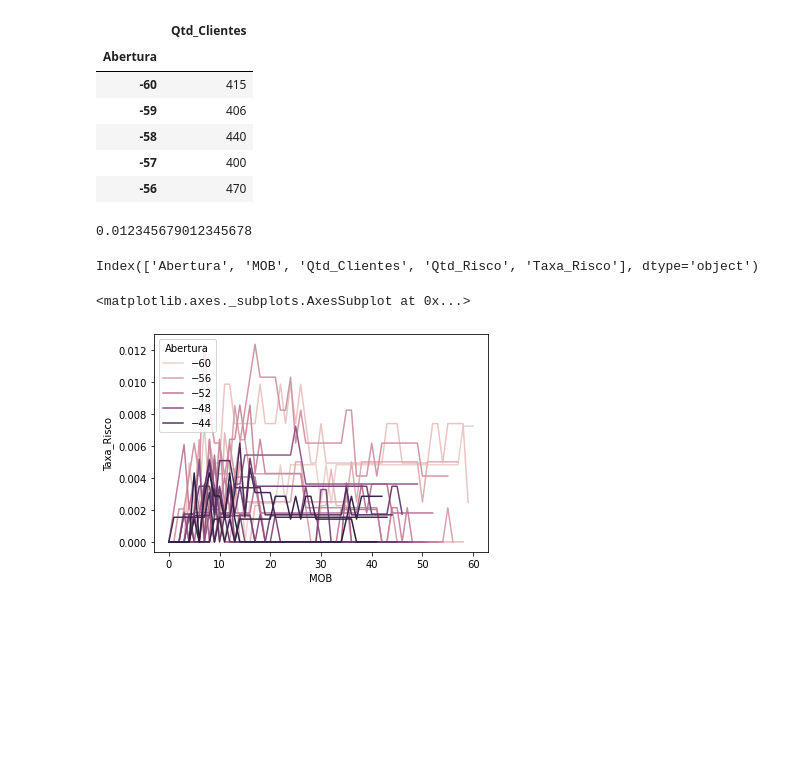
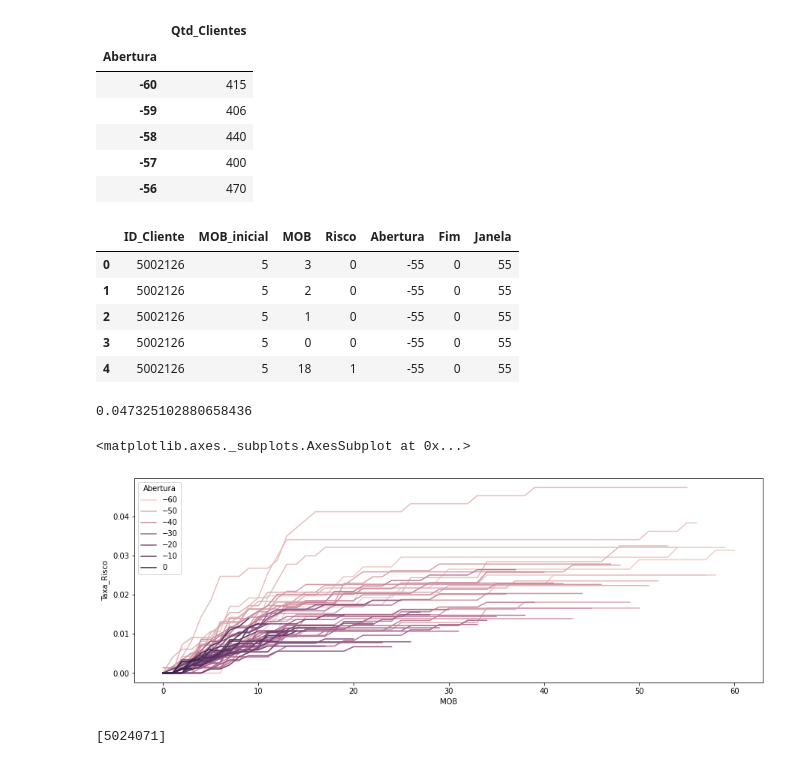
Before and after one commit to ViniciusCastillo/Aprendendo, a Jupyter notebook: ConcessaoCredito.ipynb, the cells around one changed output. Cells and saved outputs as stored; diff of their text form; code cells hidden in the pictures; blank space fills up the shorter version.

```diff
--- a/ConcessaoCredito.ipynb
+++ b/ConcessaoCredito.ipynb
@@ -124,0 +109,6 @@ df_credito.head()
+# %%
+df_credito['ref_risco'] = faixas_dict['60-89 dias']
+df_credito['Risco'] = 0
+df_credito.loc[df_credito['Cod_Faixa_Atraso'] >= df_credito['ref_risco'],'Risco'] = 1
+df_credito.drop('ref_risco', axis=1, inplace=True)
+df_credito.head()
@@ -125,7 +122,7 @@ df_credito.head()
 # %%
-denominador = janela.reset_index()[['ID_Cliente','Abertura']].groupby('Abertura').count()
-denominador.columns = ['Qtd_Clientes']
-denominador.head()
+qtd_clientes = janela.reset_index()[['ID_Cliente','Abertura']].groupby('Abertura').count()
+qtd_clientes.columns = ['Qtd_Clientes']
+qtd_clientes.head()
 # %% [output]
 |  | Qtd_Clientes |
 | Abertura |  |
@@ -134,23 +131,42 @@ denominador.head()
 | -58 | 440 |
 | -57 | 400 |
 | -56 | 470 |
+# %%
+primeiro_risco = df_credito.query('Risco == 1')[['MOB','ID_Cliente']].groupby(['ID_Cliente']).min().reset_index()
+MOBs = pd.DataFrame(df_credito.MOB.unique())
+MOBs.columns = ['MOB']
+MOBs_risco = primeiro_risco.merge(MOBs, how="cross", suffixes=('_inicial',''))
+MOBs_risco['Risco'] = 0
+MOBs_risco.loc[MOBs_risco['MOB'] >= MOBs_risco['MOB_inicial'],'Risco'] = 1
+MOBs_risco = MOBs_risco.join(janela, on='ID_Cliente')
+MOBs_risco.head()
+# %% [output]
+|  | ID_Cliente | MOB_inicial | MOB | Risco | Abertura | Fim | Janela |
+| 0 | 5002126 | 5 | 3 | 0 | -55 | 0 | 55 |
+| 1 | 5002126 | 5 | 2 | 0 | -55 | 0 | 55 |
+| 2 | 5002126 | 5 | 1 | 0 | -55 | 0 | 55 |
+| 3 | 5002126 | 5 | 0 | 0 | -55 | 0 | 55 |
+| 4 | 5002126 | 5 | 18 | 1 | -55 | 0 | 55 |
 # %%
 vintage = df_credito[['ID_Cliente','Abertura','MOB']].groupby(['Abertura','MOB']).count().reset_index()
-vintage = vintage.join(denominador, on='Abertura')
+vintage = vintage.join(qtd_clientes, on='Abertura')
 vintage.drop(['ID_Cliente'], axis=1, inplace=True)
-risco = df_credito[['Abertura','MOB','Risco']].groupby(['Abertura','MOB']).sum()
+risco = MOBs_risco[['Abertura','MOB','Risco']].groupby(['Abertura','MOB']).sum()
 risco.columns=['Qtd_Risco']
 vintage = vintage.join(risco, on=['Abertura','MOB'])
 vintage['Taxa_Risco'] = vintage['Qtd_Risco']/vintage['Qtd_Clientes']
+vintage['Taxa_Risco'].fillna(0)
 vintage.Taxa_Risco.max()
 # %% [output]
-0.012345679012345678
+0.047325102880658436
-# %%
-vintage.columns
-# %% [output]
-Index(['Abertura', 'MOB', 'Qtd_Clientes', 'Qtd_Risco', 'Taxa_Risco'], dtype='object')
 # %%
-sb.lineplot(data=vintage.query('Abertura<-40'), x='MOB', y='Taxa_Risco' , hue='Abertura')
+plt.figure(figsize=(15,5))
+sb.lineplot(data=vintage, x='MOB', y='Taxa_Risco' , hue='Abertura')
 # %% [output]
 <matplotlib.axes._subplots.AxesSubplot at 0x...>
-[figure, old version]
+[figure, new version]
+# %%
+cliente_nasceu_risco = list(primeiro_risco.query('MOB == 0')['ID_Cliente'])
+cliente_nasceu_risco
+# %% [output]
+[5024071]
```
Also changed, not shown: parts of 6 cells of this notebook.
